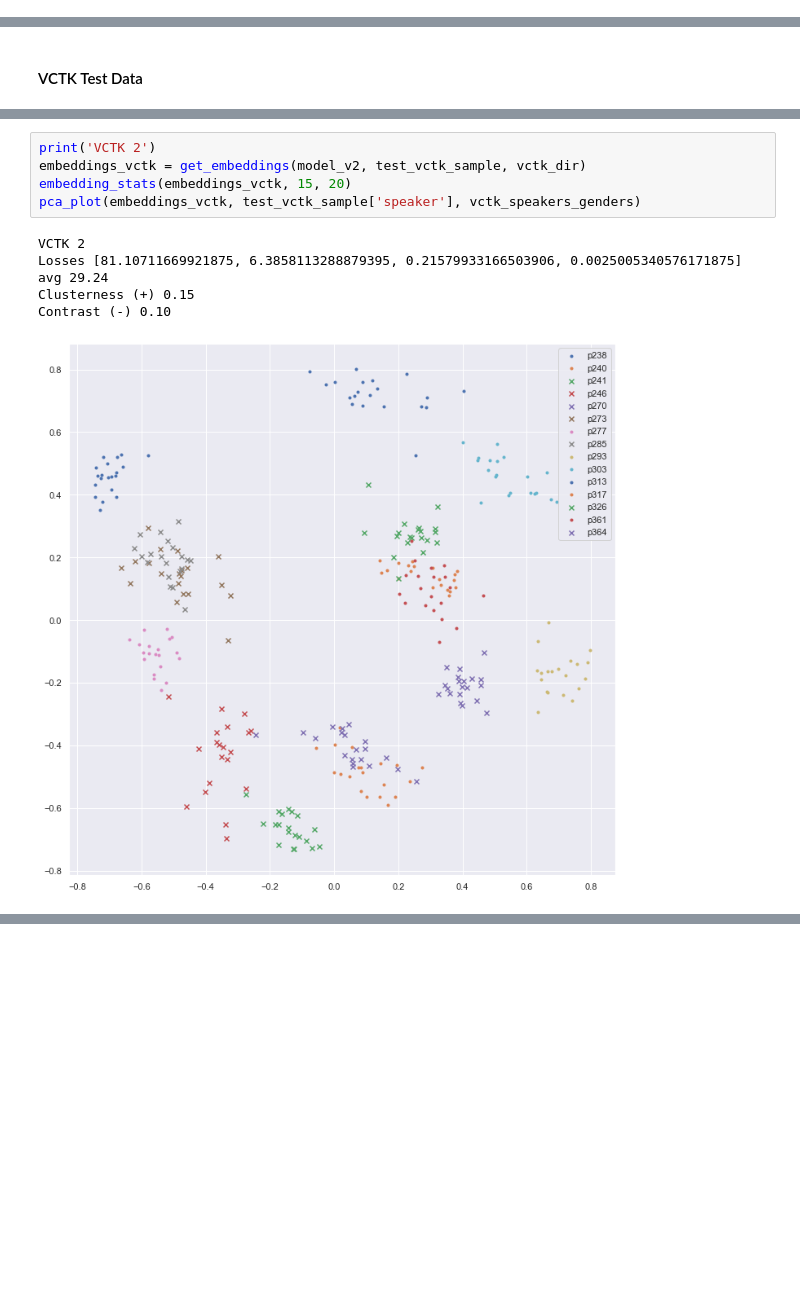
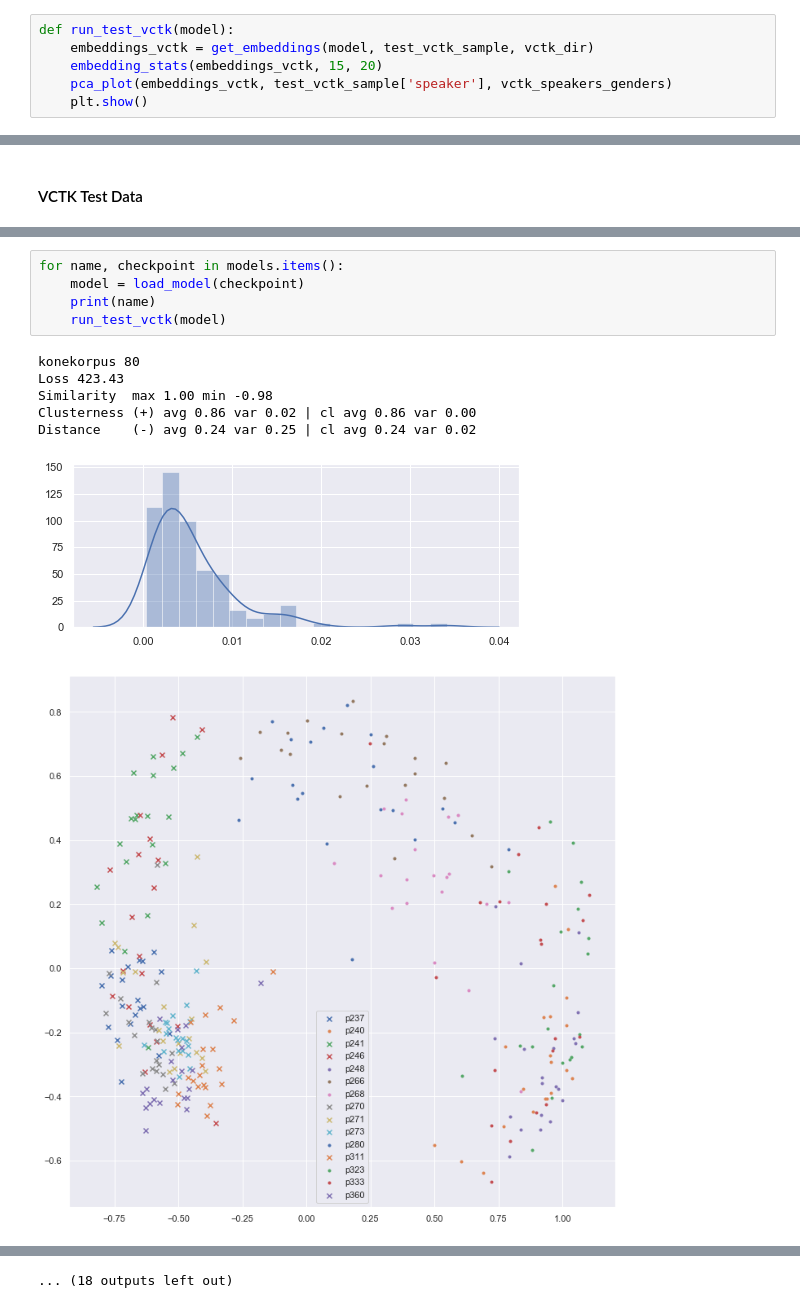
Before and after one commit to GeronimoOM/multi-speaker-tacotron2, a Jupyter notebook: speaker_encoder.ipynb, the cells around one changed output, grey strips where cells are left out. Saved outputs shown, nothing was run; the diff lists cells and outputs as text; blank space fills up the shorter version.

```diff
--- a/speaker_encoder.ipynb
+++ b/speaker_encoder.ipynb
@@ -171,0 +218,6 @@ test_konekorpus_sample.shape, test_vctk_sample.shape
+# %%
+def run_test_vctk(model):
+    embeddings_vctk = get_embeddings(model, test_vctk_sample, vctk_dir)
+    embedding_stats(embeddings_vctk, 15, 20)
+    pca_plot(embeddings_vctk, test_vctk_sample['speaker'], vctk_speakers_genders)
+    plt.show()
@@ -280,11 +294,13 @@ Contrast (-) 0.05
-# %%
-print('VCTK 2')
-embeddings_vctk = get_embeddings(model_v2, test_vctk_sample, vctk_dir)
-embedding_stats(embeddings_vctk, 15, 20)
-pca_plot(embeddings_vctk, test_vctk_sample['speaker'], vctk_speakers_genders)
-# %% [output]
-VCTK 2
-Losses [81.10711669921875, 6.3858113288879395, 0.21579933166503906, 0.0025005340576171875] avg 29.24
-Clusterness (+) 0.15
-Contrast (-) 0.10
-[figure, removed]
+# %%
+for name, checkpoint in models.items():
+    model = load_model(checkpoint)
+    print(name)
+    run_test_vctk(model)
+# %% [output]
+konekorpus 80
+Loss 423.43
+Similarity  max 1.00 min -0.98
+Clusterness (+) avg 0.86 var 0.02 | cl avg 0.86 var 0.00
+Distance    (-) avg 0.24 var 0.25 | cl avg 0.24 var 0.02
+[figure, added]
+[figure, added]
@@ -290,0 +328 @@ Contrast (-) 0.10
+... (18 outputs left out)
```
Also changed, not shown: parts of 34 cells of this notebook, 2 other files.
